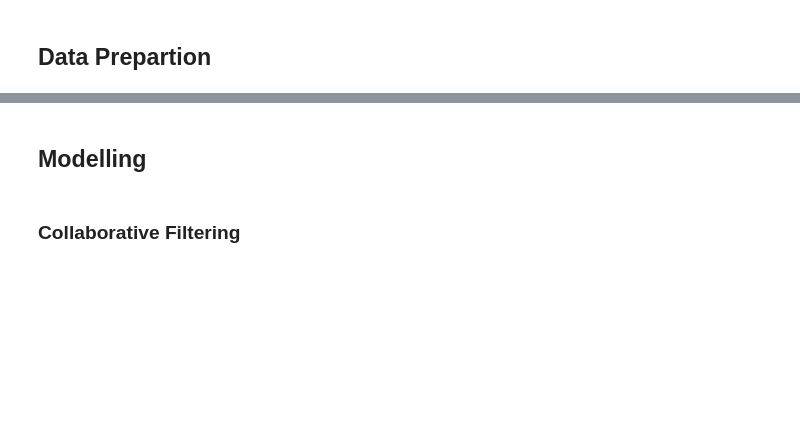
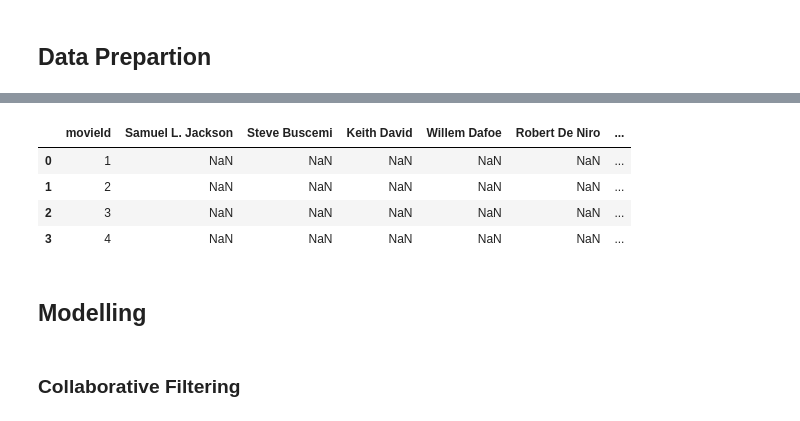
Before and after one commit to daniel-bru/ZM5-Recommender_System-2022, a Jupyter notebook: zm5-recommender-system-main.ipynb, the cells around one changed output, grey strips where cells are left out. Drawn from its saved outputs; the diff is of its cells as text; code cells hidden in the pictures; blank space fills up the shorter version.

```diff
--- a/zm5-recommender-system-main.ipynb
+++ b/zm5-recommender-system-main.ipynb
@@ -380,0 +464,14 @@ plt.show()
+# %%
+%%time
+cast = pd.DataFrame(df_imdb[['movieId', 'title_cast']],
+                             columns=['movieId', 'title_cast'])
+
+# Split title_cast seperated by "|" and create a list containing the cast members in each movie
+cast.title_cast = cast.title_cast.astype(str).apply(lambda x: x.split('|'))
+cast_movie = pd.DataFrame([(tup.movieId, d) for tup in cast.itertuples() for d in tup.title_cast],
+                             columns=['movieId', 'title_cast'])
+mostc_cast = cast_movie['title_cast'].value_counts(ascending=False).index.tolist()[:16]
+
+cast_encode = create_features(cast, 'title_cast', mostc_cast[1:])
+cast_encode.head(4)
+# %% [output]
@@ -380,0 +480,5 @@ plt.show()
+|  | movieId | Samuel L. Jackson | Steve Buscemi | Keith David | Willem Dafoe | Robert De Niro | ... |
+| 0 | 1 | NaN | NaN | NaN | NaN | NaN | ... |
+| 1 | 2 | NaN | NaN | NaN | NaN | NaN | ... |
+| 2 | 3 | NaN | NaN | NaN | NaN | NaN | ... |
+| 3 | 4 | NaN | NaN | NaN | NaN | NaN | ... |
```
Also changed, not shown: parts of 70 cells of this notebook.
